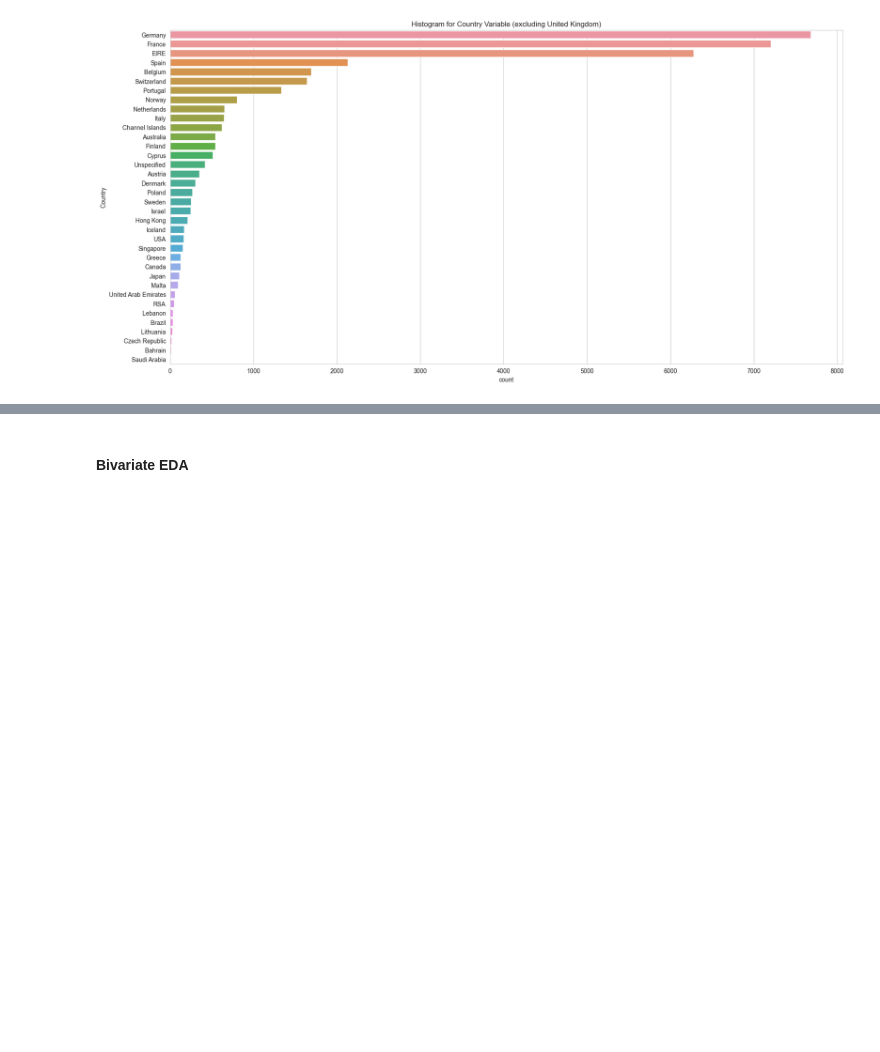
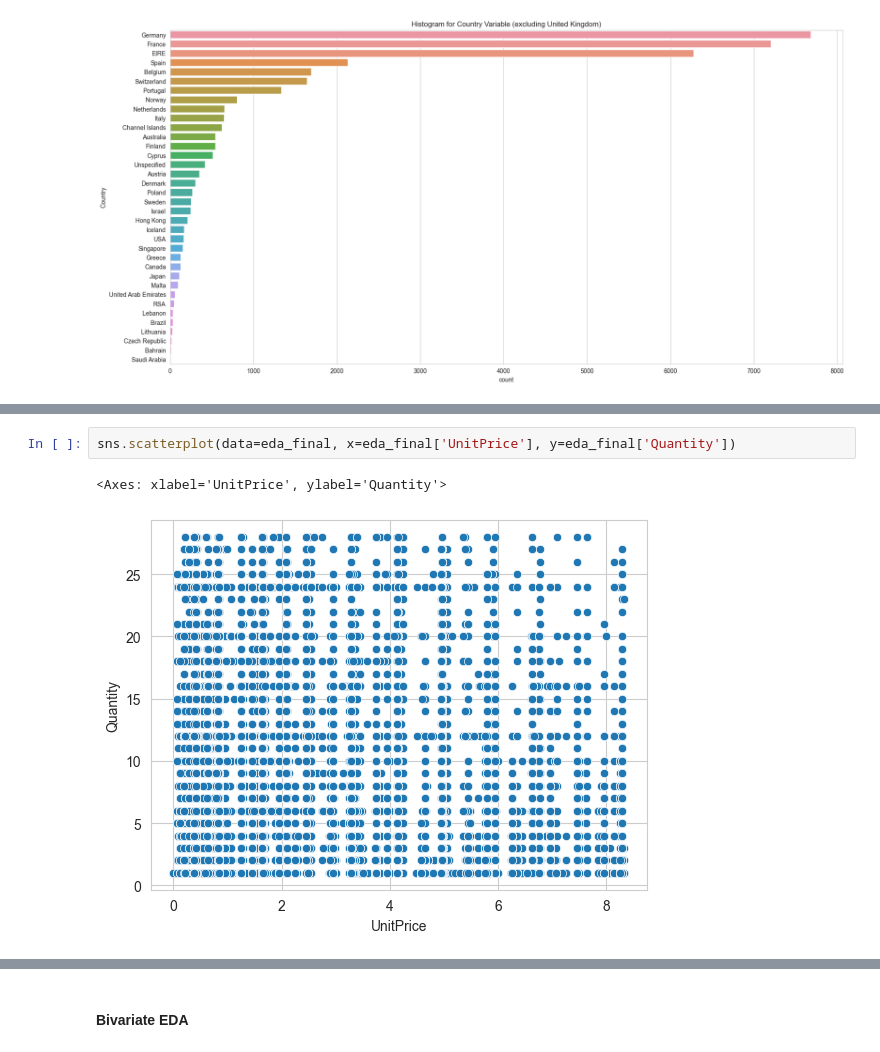
Before and after one commit to xxashwoodxx/Retail, a Jupyter notebook: Assignment 2 FarTrend.ipynb, the cells around one changed output, grey strips where cells are left out. Saved outputs shown, nothing was run; the diff lists cells and outputs as text; blank space fills up the shorter version.

```diff
--- a/Assignment 2 FarTrend.ipynb
+++ b/Assignment 2 FarTrend.ipynb
@@ -525,0 +595,5 @@ plt.show()
+# %%
+sns.scatterplot(data=eda_final, x=eda_final['UnitPrice'], y=eda_final['Quantity'])
+# %% [output]
+<Axes: xlabel='UnitPrice', ylabel='Quantity'>
+[figure, added]
```
Also changed, not shown: parts of 9 cells of this notebook.
